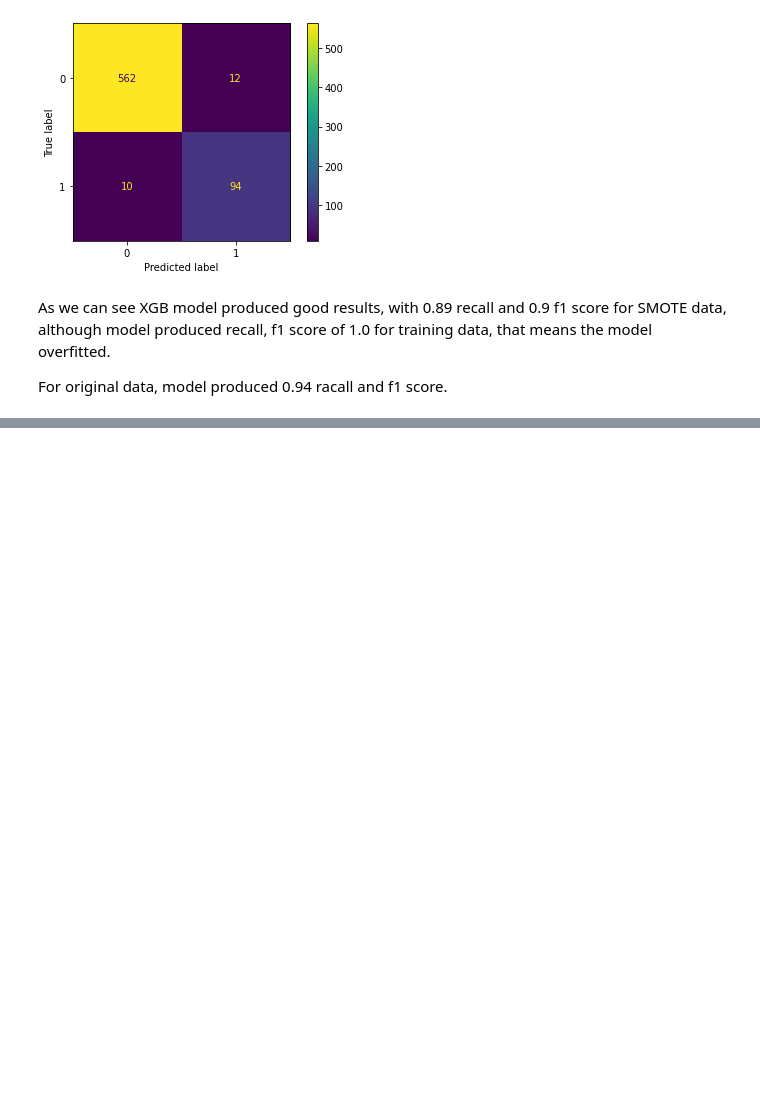
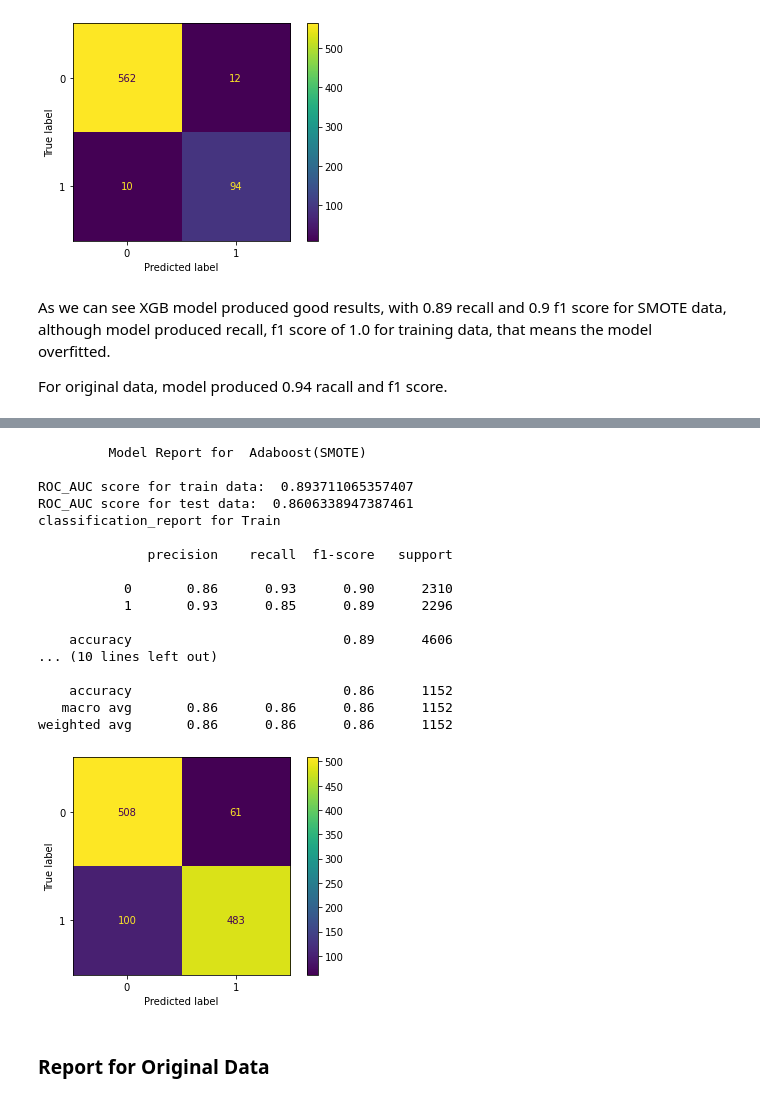
Before and after one commit to iMrugesh9/Cardiovascular_Risk_Prediction_Mrugesh_Patel, a Jupyter notebook: Cardiovascular_Risk_Prediction_Mrugesh_Patel.ipynb, the cells around one changed output, grey strips where cells are left out. Drawn from its saved outputs; the diff is of its cells as text; code cells hidden in the pictures; blank space fills up the shorter version.

```diff
--- a/Cardiovascular_Risk_Prediction_Mrugesh_Patel.ipynb
+++ b/Cardiovascular_Risk_Prediction_Mrugesh_Patel.ipynb
@@ -833,0 +913,8 @@ For original data, model produced 0.94 racall and f1 score.
+# %%
+
+grid={'n_estimators':[1000],'learning_rate':[1]}
+cv = RepeatedStratifiedKFold(n_splits=10, n_repeats=3, random_state=1)
+model = AdaBoostClassifier()
+ADA = GridSearchCV(estimator=model, param_grid=grid, n_jobs=-1, cv=cv, scoring='accuracy')
+# %%
+ADA_model=ADA.fit(X_train_sm,y_train_sm)
@@ -833,0 +923,27 @@ For original data, model produced 0.94 racall and f1 score.
+# %%
+train_preds =ADA_model.predict(X_train_sm)
+test_preds  =ADA_model.predict(X_test_sm)
+# %%
+dict_adb_sm=model_report(ADA_model,'Adaboost(SMOTE)',y_train_sm,y_test_sm,test_preds,train_preds)
+df_report_sm.loc['ADA Boost']=dict_adb_sm.iloc[1,:]
+# %% [output]
+         Model Report for  Adaboost(SMOTE)
+
+ROC_AUC score for train data:  0.893711065357407
+ROC_AUC score for test data:  0.8606338947387461
+classification_report for Train
+
+              precision    recall  f1-score   support
+
+           0       0.86      0.93      0.90      2310
+           1       0.93      0.85      0.89      2296
+
+    accuracy                           0.89      4606
+... (10 lines left out)
+
+    accuracy                           0.86      1152
+   macro avg       0.86      0.86      0.86      1152
+weighted avg       0.86      0.86      0.86      1152
+[figure, added]
+# %% [markdown]
+### Report for Original Data
```
Also changed, not shown: parts of 34 cells of this notebook.
